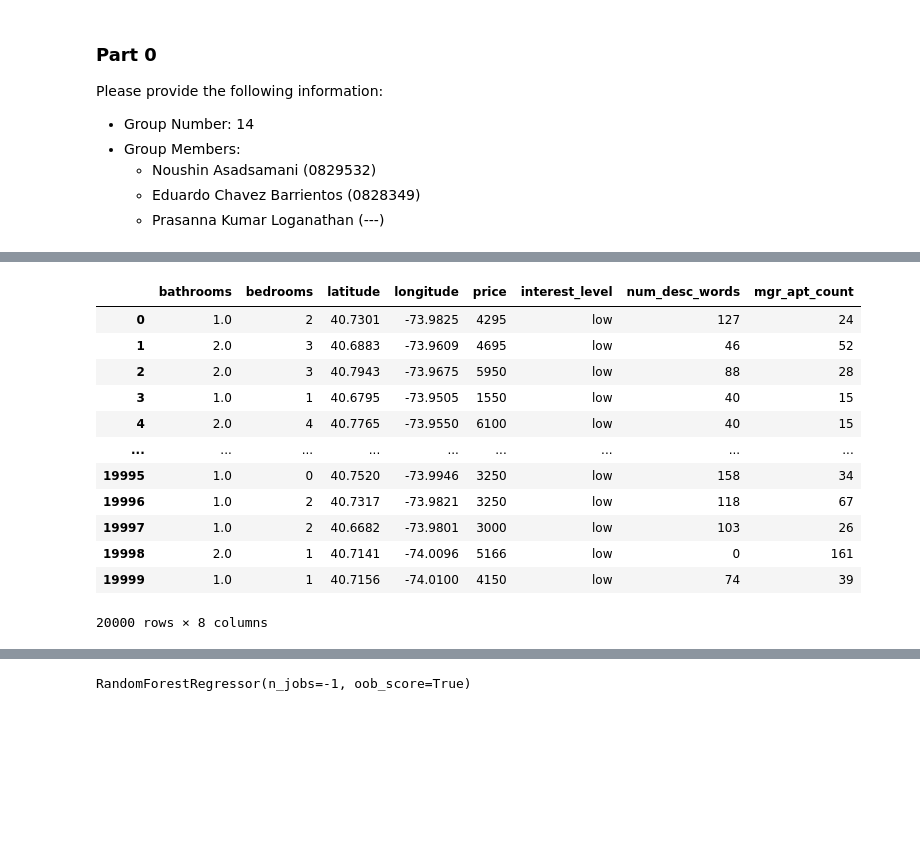
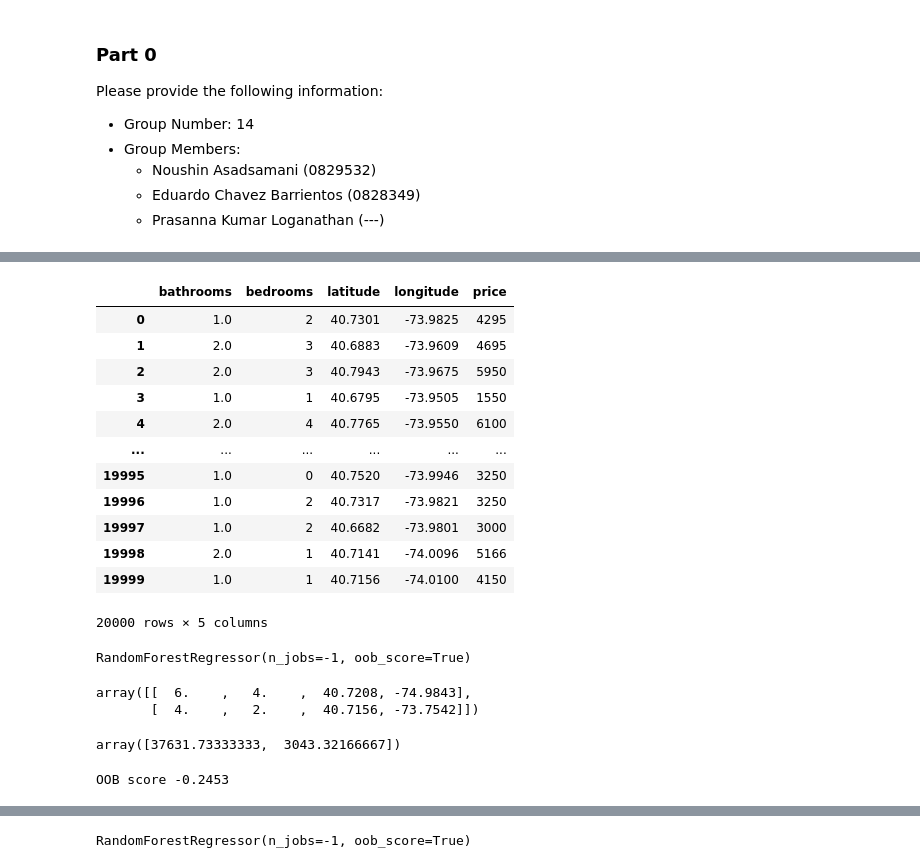
Before and after one commit to educbd/ML_, a Jupyter notebook: Graded_Lab_1.ipynb, the cells around one changed output, grey strips where cells are left out. Drawn from its saved outputs; the diff is of its cells as text; code cells hidden in the pictures; blank space fills up the shorter version.

```diff
--- a/Graded_Lab_1.ipynb
+++ b/Graded_Lab_1.ipynb
@@ -57,17 +67,17 @@ Index(['bathrooms', 'bedrooms', 'building_id', 'created', 'description',
 # %%
-rent_14 = rent_14.drop(['building_id', 'created', 'description', 'display_address', 'features', 'manager_id', 'photos', 'street_address'], axis=1)
+rent_14 = rent_14.drop(['building_id', 'created', 'description', 'display_address', 'features', 'manager_id', 'photos', 'street_address', 'num_desc_words', 'mgr_apt_count', 'interest_level'], axis=1)
 rent_14
 # %% [output]
-|  | bathrooms | bedrooms | latitude | longitude | price | interest_level | num_desc_words | mgr_apt_count |
-| 0 | 1.0 | 2 | 40.7301 | -73.9825 | 4295 | low | 127 | 24 |
-| 1 | 2.0 | 3 | 40.6883 | -73.9609 | 4695 | low | 46 | 52 |
-| 2 | 2.0 | 3 | 40.7943 | -73.9675 | 5950 | low | 88 | 28 |
-| 3 | 1.0 | 1 | 40.6795 | -73.9505 | 1550 | low | 40 | 15 |
-| 4 | 2.0 | 4 | 40.7765 | -73.9550 | 6100 | low | 40 | 15 |
-| ... | ... | ... | ... | ... | ... | ... | ... | ... |
-| 19995 | 1.0 | 0 | 40.7520 | -73.9946 | 3250 | low | 158 | 34 |
-| 19996 | 1.0 | 2 | 40.7317 | -73.9821 | 3250 | low | 118 | 67 |
-| 19997 | 1.0 | 2 | 40.6682 | -73.9801 | 3000 | low | 103 | 26 |
-| 19998 | 2.0 | 1 | 40.7141 | -74.0096 | 5166 | low | 0 | 161 |
-| 19999 | 1.0 | 1 | 40.7156 | -74.0100 | 4150 | low | 74 | 39 |
+|  | bathrooms | bedrooms | latitude | longitude | price |
+| 0 | 1.0 | 2 | 40.7301 | -73.9825 | 4295 |
+| 1 | 2.0 | 3 | 40.6883 | -73.9609 | 4695 |
+| 2 | 2.0 | 3 | 40.7943 | -73.9675 | 5950 |
+| 3 | 1.0 | 1 | 40.6795 | -73.9505 | 1550 |
+| 4 | 2.0 | 4 | 40.7765 | -73.9550 | 6100 |
+| ... | ... | ... | ... | ... | ... |
+| 19995 | 1.0 | 0 | 40.7520 | -73.9946 | 3250 |
+| 19996 | 1.0 | 2 | 40.7317 | -73.9821 | 3250 |
+| 19997 | 1.0 | 2 | 40.6682 | -73.9801 | 3000 |
+| 19998 | 2.0 | 1 | 40.7141 | -74.0096 | 5166 |
+| 19999 | 1.0 | 1 | 40.7156 | -74.0100 | 4150 |
-20000 rows × 8 columns
+20000 rows × 5 columns
@@ -73,0 +89,21 @@ rent_14
+# %%
+rfr = RandomForestRegressor(n_estimators=100, n_jobs=-1 , oob_score=True)
+rfr.fit(X, y)
+# %% [output]
+RandomForestRegressor(n_jobs=-1, oob_score=True)
+# %%
+#Make up an unknown apartment feature vector to make a single rent prediction
+unknown_x = np.array([[6, 4, 40.7208, -74.9843] , [4, 2, 40.7156, -73.7542]])
+unknown_x
+# %% [output]
+array([[  6.    ,   4.    ,  40.7208, -74.9843],
+       [  4.    ,   2.    ,  40.7156, -73.7542]])
+# %%
+rfr.predict(unknown_x)
+# %% [output]
+array([37631.73333333,  3043.32166667])
+# %%
+noisy_oob_r2 = rfr.oob_score_
+print(f"OOB score {noisy_oob_r2:.4f}")
+# %% [output]
+OOB score -0.2453
```
Also changed, not shown: parts of 17 cells of this notebook.
